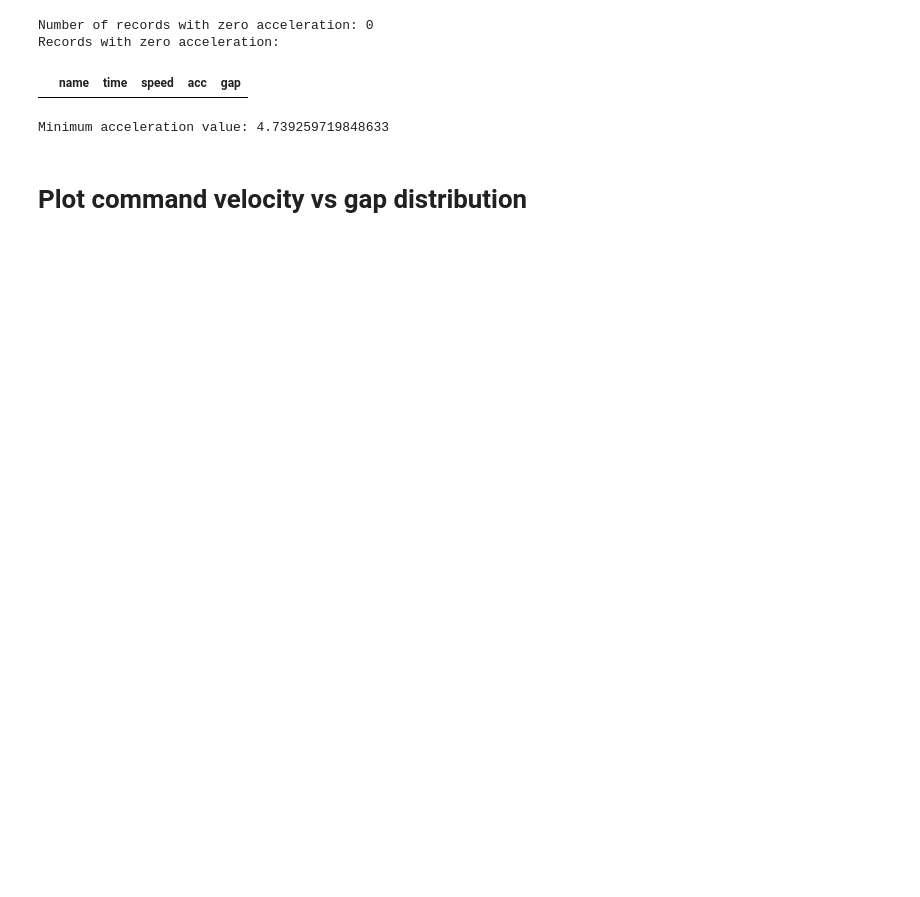
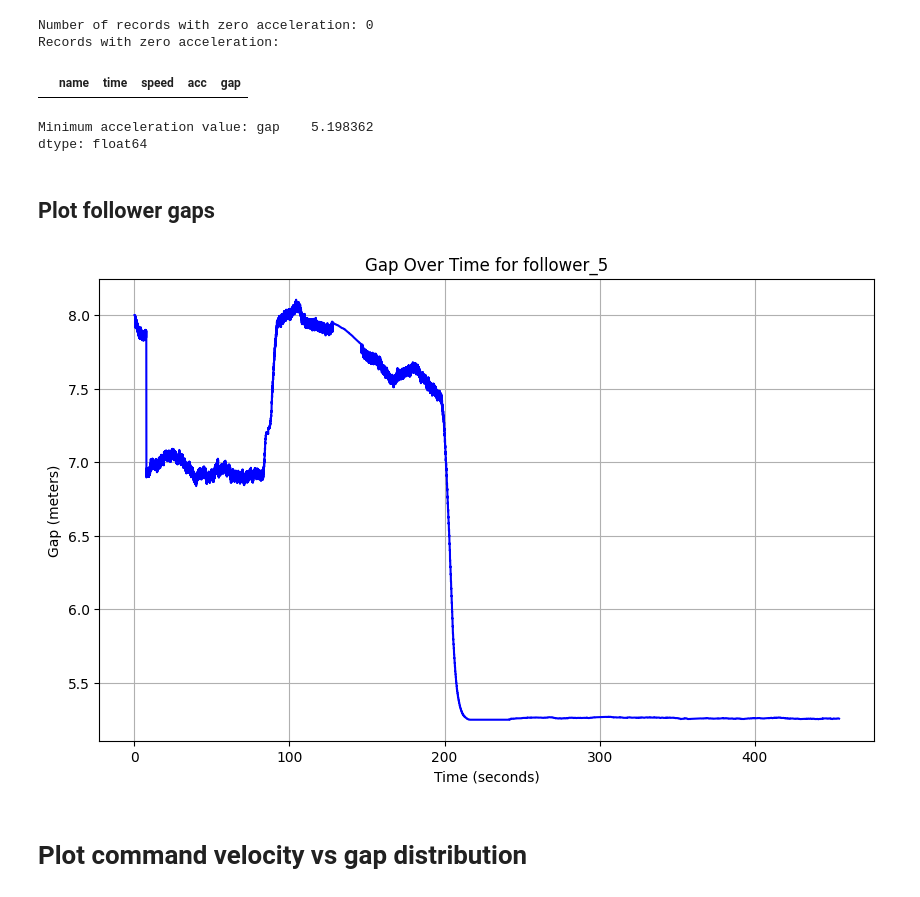
Before and after one commit to shihabict/carla_simulation, a Jupyter notebook: research/analysis_recorded_data.ipynb, the cells around one changed output. Drawn from its saved outputs; the diff is of its cells as text; code cells hidden in the pictures; blank space fills up the shorter version.

```diff
--- a/research/analysis_recorded_data.ipynb
+++ b/research/analysis_recorded_data.ipynb
@@ -114,10 +116,46 @@ Records with zero acceleration:
 |  | name | time | speed | acc | gap |
 # %%
 # minimum gap
-min_acc = data['gap'].min()
+min_acc = data[data['name']=='follower_5'][['gap']].min()
 print(f"Minimum acceleration value: {min_acc}")
+
+# # minimum gap
+# min_gap_follower5 = data[data['name'] == 'follower_5'][['gap']].min()
+# print(f"Minimum gap value for follower_5: {min_gap_follower5}")
 # %% [output]
-Minimum acceleration value: 4.739259719848633
+Minimum acceleration value: gap    5.198362
+dtype: float64
+# %% [markdown]
+## Plot follower gaps
+# %%
+# plot follower_5 gap distribution for first nth records
+# def plot_gap_distribution(data: pd.DataFrame,follower_name: str, n: int = None):
+#     follower_gap_data = data[data['name'] == follower_name][['gap']]
+#     if n:
+#         follower_gap_data = follower_gap_data.iloc[:n]
+#     plt.figure(figsize=(10, 6))
+#     plt.plot(follower_gap_data['gap'], color='blue')
+#     plt.title('Gap Distribution for Follower 5')
+#     plt.xlabel('Gap (meters)')
+#     plt.ylabel('Frequency')
+#     plt.grid(True)
+#     plt.show()
+
+def plot_gap_over_time(data: pd.DataFrame, follower_name: str, n: int = None):
+    follower_gap_data = data[data['name'] == follower_name][['time', 'gap']]
+    if n:
+        follower_gap_data = follower_gap_data.iloc[:n]
+    plt.figure(figsize=(10, 6))
+    plt.plot(follower_gap_data['time'], follower_gap_data['gap'], color='blue')
+    plt.title(f'Gap Over Time for {follower_name}')
+    plt.xlabel('Time (seconds)')
+    plt.ylabel('Gap (meters)')
+    plt.grid(True)
+    plt.show()
+# %%
+plot_gap_over_time(data, 'follower_5', n=5000)
+# %% [output]
+[figure, added]
 # %% [markdown]
 # Plot command velocity vs gap distribution
 # %%
```
Also changed, not shown: parts of 13 cells of this notebook, 4 other files.
